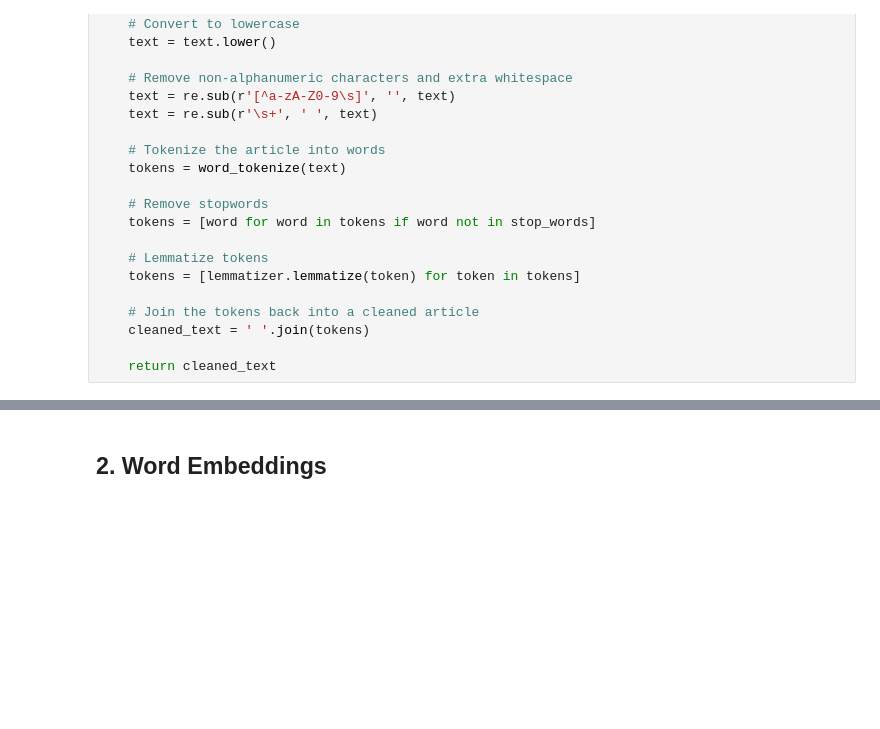
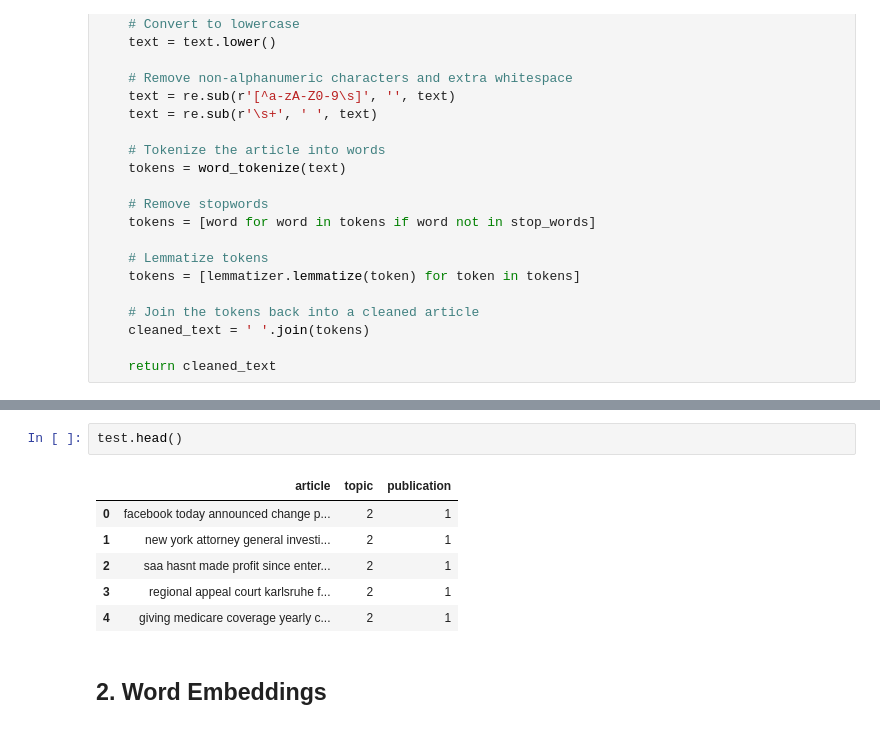
Before and after one commit to felix1102/NLP_finalproject, a Jupyter notebook: NLP_Fredrik_Codes.ipynb, the cells around one changed output, grey strips where cells are left out. Cells and saved outputs as stored; diff of their text form; blank space fills up the shorter version.

```diff
--- a/NLP_Fredrik_Codes.ipynb
+++ b/NLP_Fredrik_Codes.ipynb
@@ -120,3 +135,12 @@ df.head()
+# %%
+test.head()
+# %% [output]
+|  | article | topic | publication |
+| 0 | facebook today announced change p... | 2 | 1 |
+| 1 | new york attorney general investi... | 2 | 1 |
+| 2 | saa hasnt made profit since enter... | 2 | 1 |
+| 3 | regional appeal court karlsruhe f... | 2 | 1 |
+| 4 | giving medicare coverage yearly c... | 2 | 1 |
 # %% [markdown]
 ## 2. Word Embeddings
 # %% [markdown]
```
Also changed, not shown: parts of 23 cells of this notebook.
